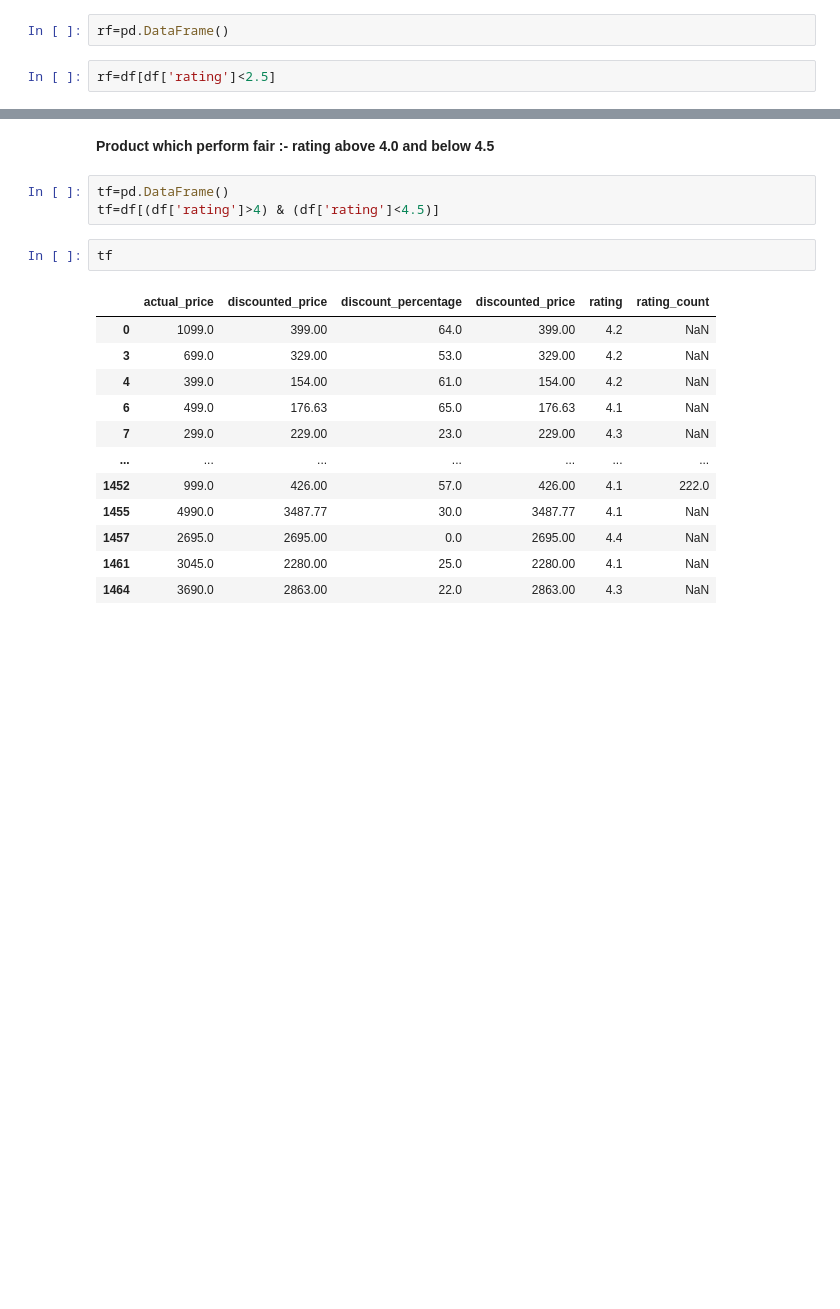
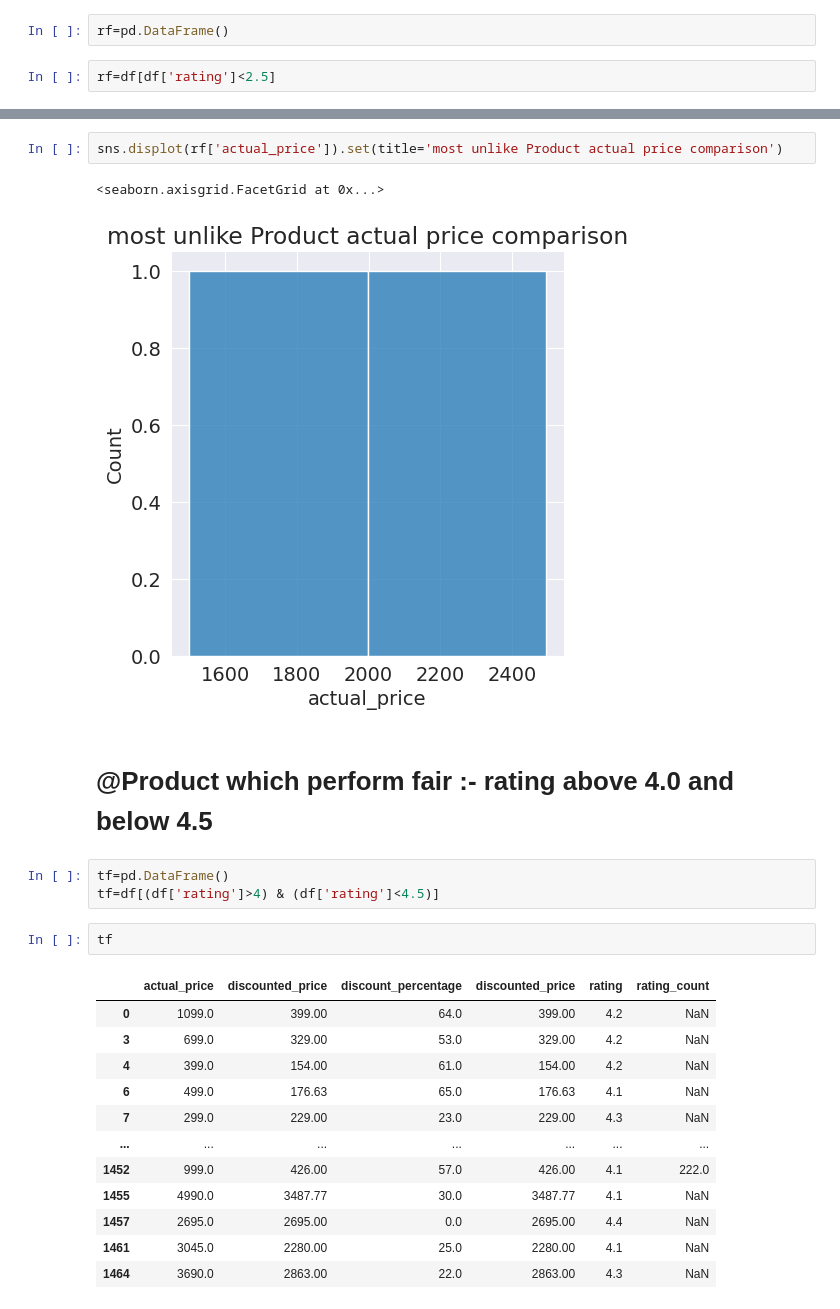
Before and after one commit to AnmolRajpoot25/FINAL_PROJECT, a Jupyter notebook: Untitled0.ipynb, the cells around one changed output, grey strips where cells are left out. Drawn from its saved outputs; the diff is of its cells as text; blank space fills up the shorter version.

```diff
--- a/Untitled0.ipynb
+++ b/Untitled0.ipynb
@@ -471,5 +482,10 @@ rf
+# %%
+sns.displot(rf['actual_price']).set(title='most unlike Product actual price comparison')
+# %% [output]
+<seaborn.axisgrid.FacetGrid at 0x...>
+[figure, added]
 # %% [markdown]
-**Product which perform fair :- rating above 4.0 and below 4.5**
+# @Product which perform fair :- rating above 4.0 and below 4.5
 # %%
 tf=pd.DataFrame()
 tf=df[(df['rating']>4) & (df['rating']<4.5)]
```
Also changed, not shown: parts of 45 cells of this notebook.
